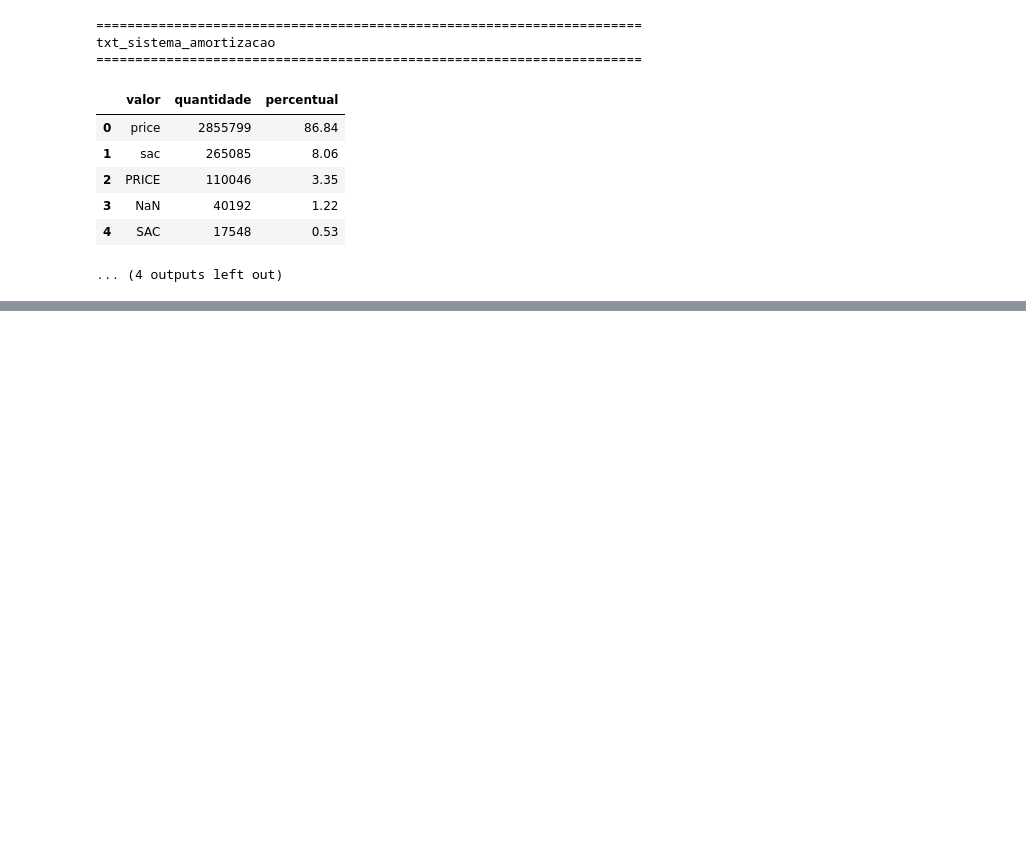
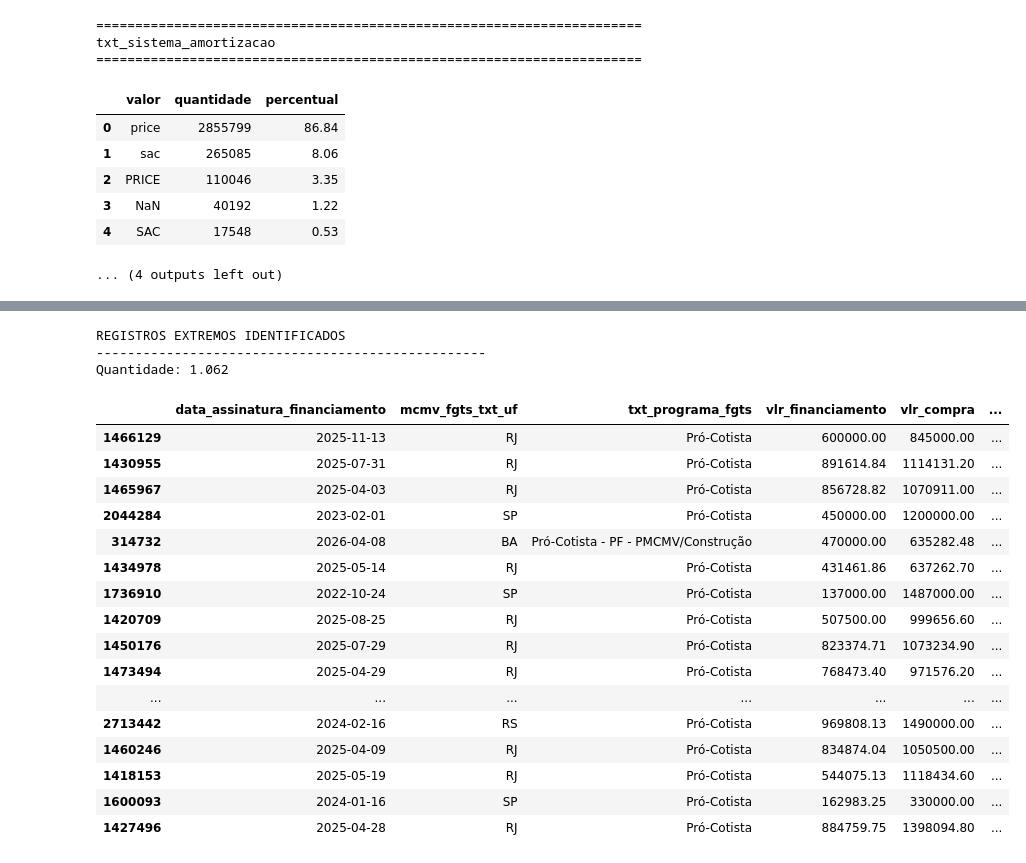
Before and after one commit to leonatya/mcmv-machine-learning, a Jupyter notebook: notebooks/MCMV.ipynb, the cells around one changed output, grey strips where cells are left out. Saved outputs shown, nothing was run; the diff lists cells and outputs as text; code cells hidden in the pictures; blank space fills up the shorter version.

Commit message:
Verificação de rendas acima de R$ 100 mil

```diff
--- a/notebooks/MCMV.ipynb
+++ b/notebooks/MCMV.ipynb
@@ -475,0 +530,54 @@ txt_sistema_amortizacao
+# %%
+casos_extremos = df.loc[
+    (df["vlr_financiamento"] == 0)
+    | (df["vlr_financiamento"] > 1_000_000)
+    | (df["vlr_renda_familiar"] == 0)
+    | (df["vlr_renda_familiar"] > 100_000)
+].copy()
+
+print("REGISTROS EXTREMOS IDENTIFICADOS")
+print("-" * 50)
+
+print(f"Quantidade: {len(casos_extremos):,}".replace(",", "."))
+
+colunas_exibir = [
+    "data_assinatura_financiamento",
+    "mcmv_fgts_txt_uf",
+    "txt_programa_fgts",
+    "vlr_financiamento",
+    "vlr_compra",
+    "vlr_renda_familiar",
+    "num_taxa_juros",
+    "txt_tipo_imovel",
+    "txt_compatibilidade_faixa_renda"
+]
+
+display(
+    casos_extremos[colunas_exibir]
+    .sort_values(
+        "vlr_renda_familiar",
+        ascending=False
+    )
+    .head(30)
+)
+# %% [output]
+REGISTROS EXTREMOS IDENTIFICADOS
+--------------------------------------------------
+Quantidade: 1.062
+|  | data_assinatura_financiamento | mcmv_fgts_txt_uf | txt_programa_fgts | vlr_financiamento | vlr_compra | ... |
+| 1466129 | 2025-11-13 | RJ | Pró-Cotista | 600000.00 | 845000.00 | ... |
+| 1430955 | 2025-07-31 | RJ | Pró-Cotista | 891614.84 | 1114131.20 | ... |
+| 1465967 | 2025-04-03 | RJ | Pró-Cotista | 856728.82 | 1070911.00 | ... |
+| 2044284 | 2023-02-01 | SP | Pró-Cotista | 450000.00 | 1200000.00 | ... |
+| 314732 | 2026-04-08 | BA | Pró-Cotista - PF - PMCMV/Construção | 470000.00 | 635282.48 | ... |
+| 1434978 | 2025-05-14 | RJ | Pró-Cotista | 431461.86 | 637262.70 | ... |
+| 1736910 | 2022-10-24 | SP | Pró-Cotista | 137000.00 | 1487000.00 | ... |
+| 1420709 | 2025-08-25 | RJ | Pró-Cotista | 507500.00 | 999656.60 | ... |
+| 1450176 | 2025-07-29 | RJ | Pró-Cotista | 823374.71 | 1073234.90 | ... |
+| 1473494 | 2025-04-29 | RJ | Pró-Cotista | 768473.40 | 971576.20 | ... |
+| ... | ... | ... | ... | ... | ... | ... |
+| 2713442 | 2024-02-16 | RS | Pró-Cotista | 969808.13 | 1490000.00 | ... |
+| 1460246 | 2025-04-09 | RJ | Pró-Cotista | 834874.04 | 1050500.00 | ... |
+| 1418153 | 2025-05-19 | RJ | Pró-Cotista | 544075.13 | 1118434.60 | ... |
+| 1600093 | 2024-01-16 | SP | Pró-Cotista | 162983.25 | 330000.00 | ... |
+| 1427496 | 2025-04-28 | RJ | Pró-Cotista | 884759.75 | 1398094.80 | ... |
```
Also changed, not shown: parts of 4 cells of this notebook.
